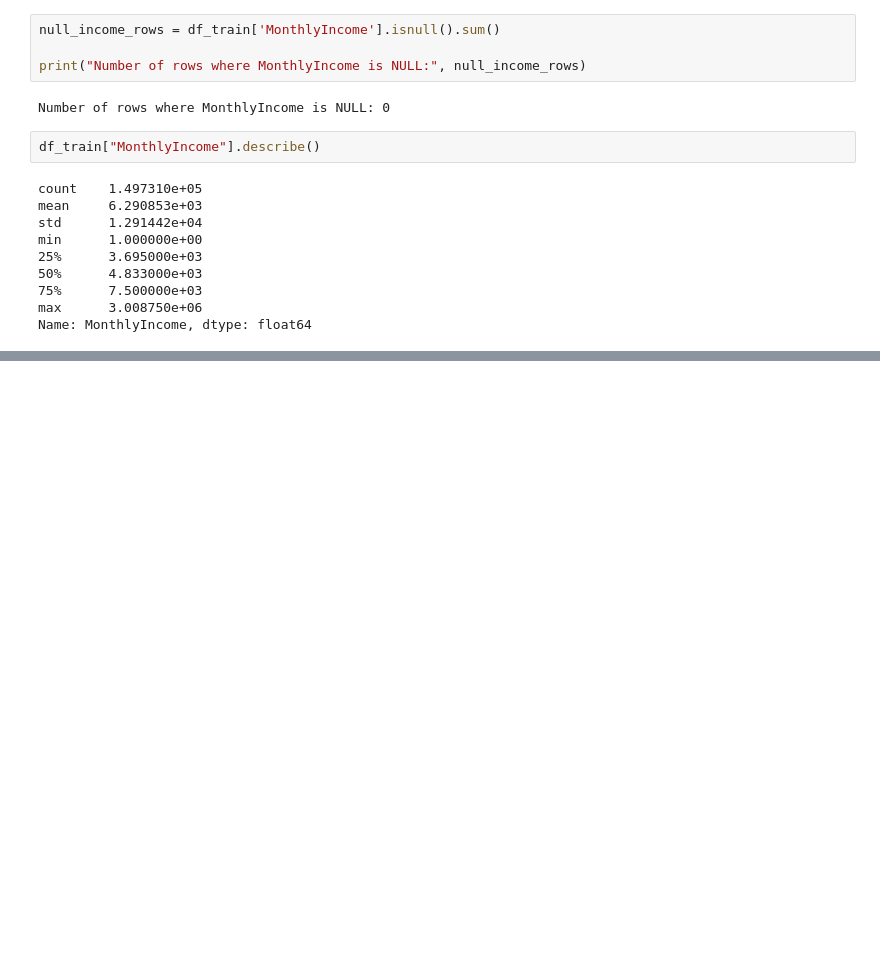
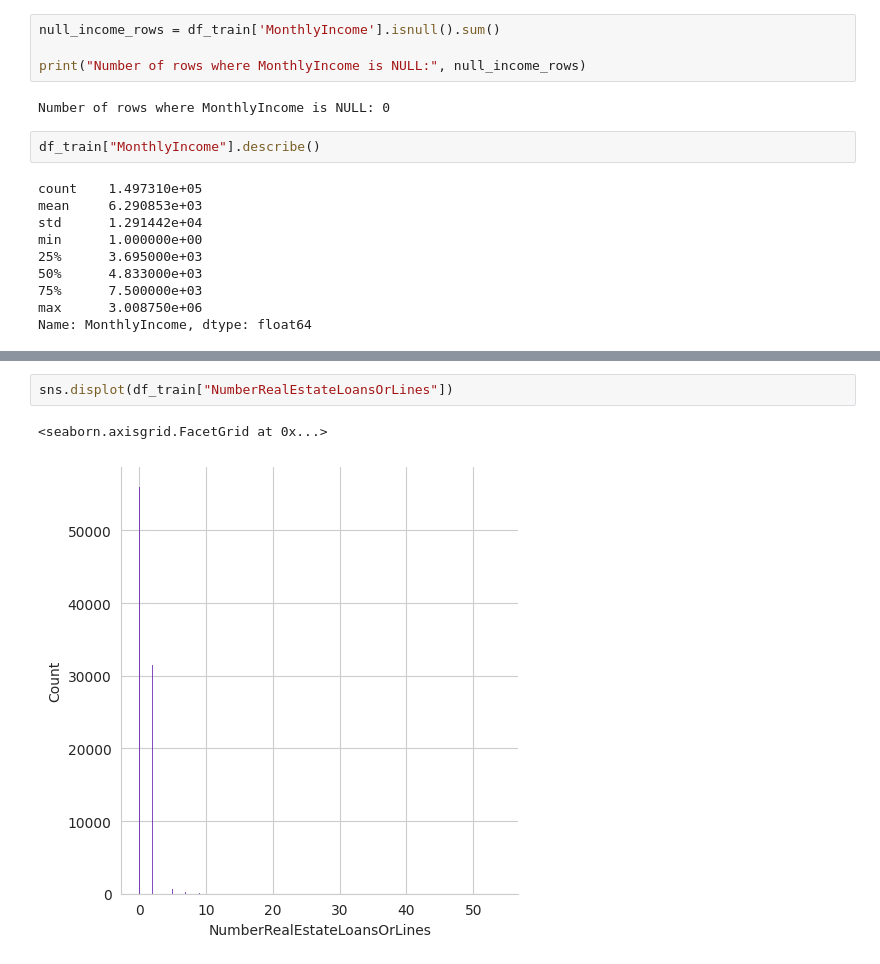
Before and after one commit to Saba-a11/Kaggle_Credit_Score, a Jupyter notebook: CreditModel.ipynb, the cells around one changed output, grey strips where cells are left out. Saved outputs shown, nothing was run; the diff lists cells and outputs as text; blank space fills up the shorter version.

```diff
--- a/CreditModel.ipynb
+++ b/CreditModel.ipynb
@@ -767,0 +801,5 @@ Name: MonthlyIncome, dtype: float64
+# %%
+sns.displot(df_train["NumberRealEstateLoansOrLines"])
+# %% [output]
+<seaborn.axisgrid.FacetGrid at 0x...>
+[figure, added]
```
Also changed, not shown: parts of 11 cells of this notebook.
